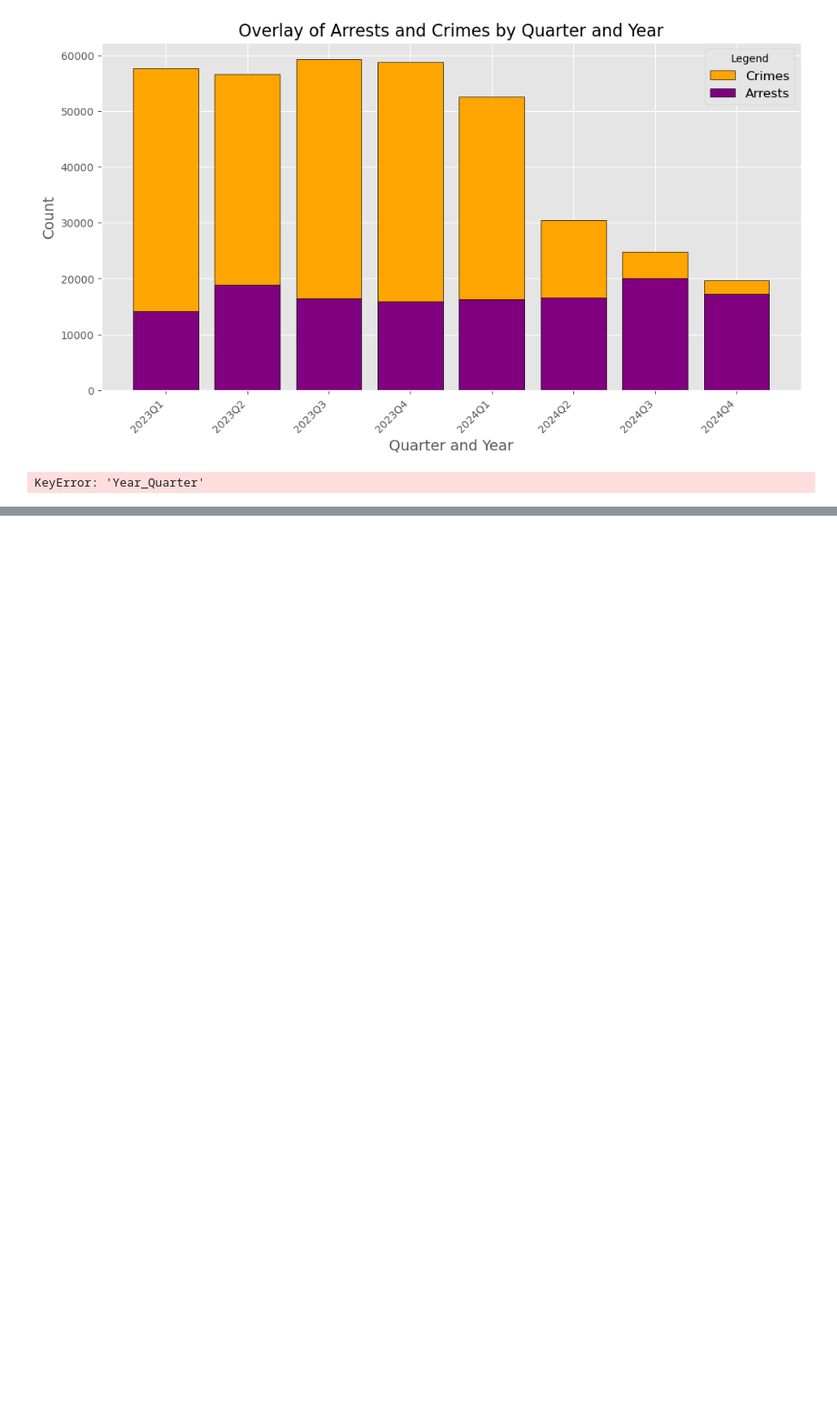
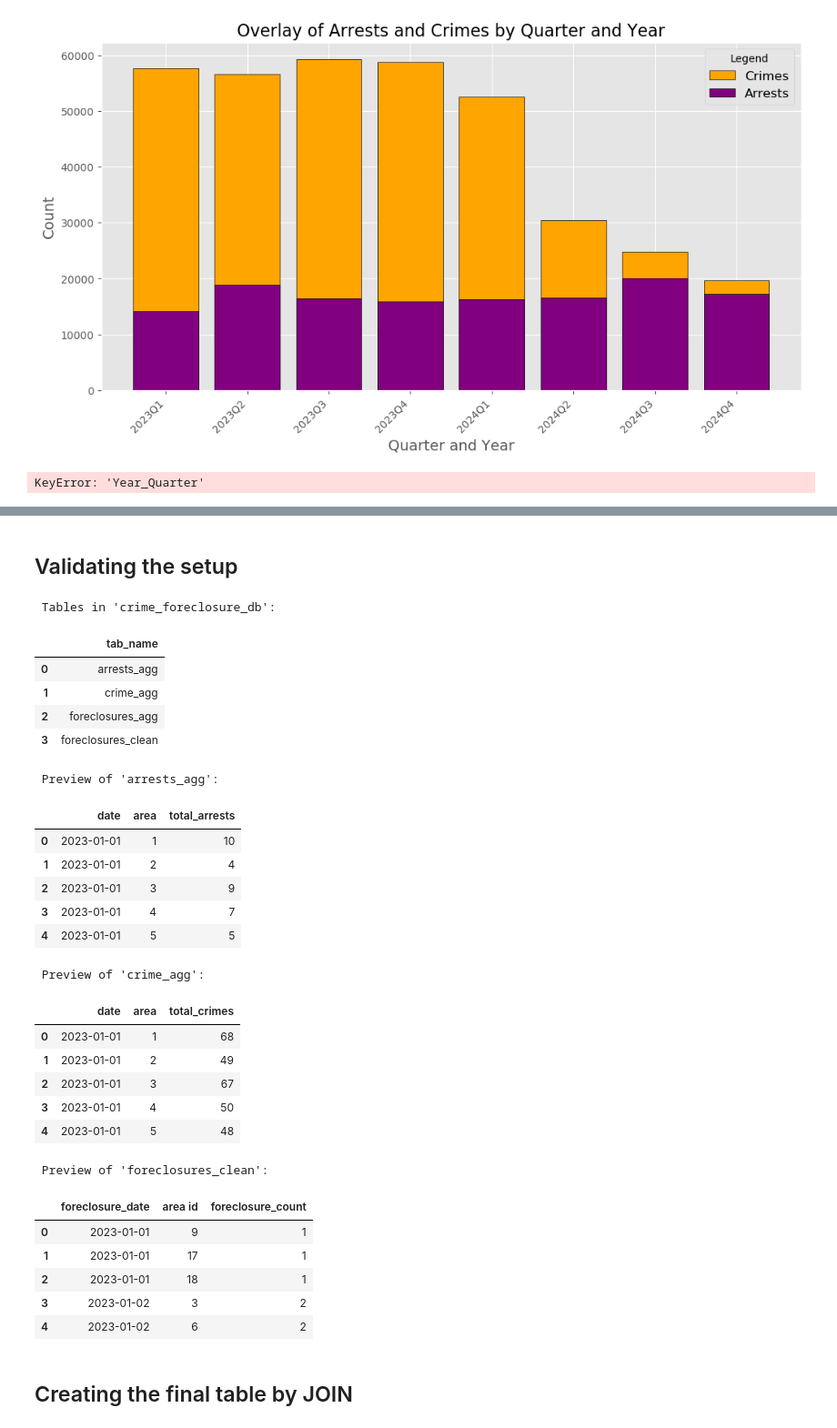
Before and after one commit to cploebell/ads-508-team-project, a Jupyter notebook: ads508_proj.ipynb, the cells around one changed output, grey strips where cells are left out. Shown at 91% size. Drawn from its saved outputs; the diff is of its cells as text; code cells hidden in the pictures; blank space fills up the shorter version.

Commit message:
Made changes to Athena set up

```diff
--- a/ads508_proj.ipynb
+++ b/ads508_proj.ipynb
@@ -1287,0 +1136,21 @@ KeyError: 'Year_Quarter'
+# %%
+# Importing the necessary libraries to create Athena database
+import boto3
+import sagemaker
+from pyathena import connect
+import pandas as pd
+
+# Configuration of the athena
+region = boto3.Session().region_name
+group_bucket = "ads508-group7"
+database_name = "crime_foreclosure_db"
+s3_staging_dir = f"s3://{group_bucket}/query-results/"
+output_location = f"s3://{group_bucket}/final-joined/team7/"
+
+# Connecting to athena
+conn = connect(region_name=region, s3_staging_dir=s3_staging_dir)
+cursor = conn.cursor()
+
+# creation of the database
+cursor.execute(f"CREATE DATABASE IF NOT EXISTS {database_name}")
+print(f"Database '{database_name}' created or already exists.")
@@ -1287,0 +1231,49 @@ KeyError: 'Year_Quarter'
+# %% [markdown]
+## Validating the setup
+# %%
+# List of tables to validate
+agg_tables = ["arrests_agg", "crime_agg", "foreclosures_clean"]
+
+# Step 1: Checking to make sure the tables were created
+existing_tables = pd.read_sql("SHOW TABLES IN crime_foreclosure_db", conn)
+print(" Tables in 'crime_foreclosure_db':")
+display(existing_tables)
+
+# Step 2: Preview first 5 rows of each table
+for table in agg_tables:
+    print(f"\n Preview of '{table}':")
+    try:
+        preview_df = pd.read_sql(f"SELECT * FROM crime_foreclosure_db.{table} LIMIT 5", conn)
+        display(preview_df)
+    except Exception as e:
+        print(f" Error loading {table}: {e}")
+# %% [output]
+ Tables in 'crime_foreclosure_db':
+|  | tab_name |
+| 0 | arrests_agg |
+| 1 | crime_agg |
+| 2 | foreclosures_agg |
+| 3 | foreclosures_clean |
+ Preview of 'arrests_agg':
+|  | date | area | total_arrests |
+| 0 | 2023-01-01 | 1 | 10 |
+| 1 | 2023-01-01 | 2 | 4 |
+| 2 | 2023-01-01 | 3 | 9 |
+| 3 | 2023-01-01 | 4 | 7 |
+| 4 | 2023-01-01 | 5 | 5 |
+ Preview of 'crime_agg':
+|  | date | area | total_crimes |
+| 0 | 2023-01-01 | 1 | 68 |
+| 1 | 2023-01-01 | 2 | 49 |
+| 2 | 2023-01-01 | 3 | 67 |
+| 3 | 2023-01-01 | 4 | 50 |
+| 4 | 2023-01-01 | 5 | 48 |
+ Preview of 'foreclosures_clean':
+|  | foreclosure_date | area id | foreclosure_count |
+| 0 | 2023-01-01 | 9 | 1 |
+| 1 | 2023-01-01 | 17 | 1 |
+| 2 | 2023-01-01 | 18 | 1 |
+| 3 | 2023-01-02 | 3 | 2 |
+| 4 | 2023-01-02 | 6 | 2 |
+# %% [markdown]
+## Creating the final table by JOIN
```
Also changed, not shown: parts of 40 cells of this notebook, 1 other file.
